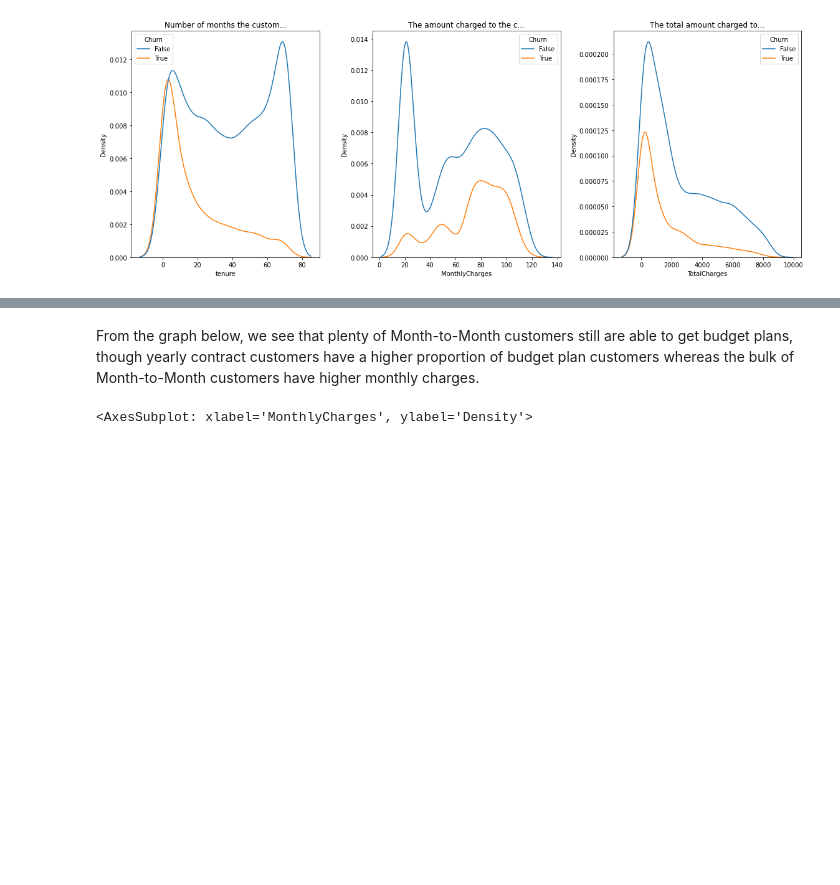
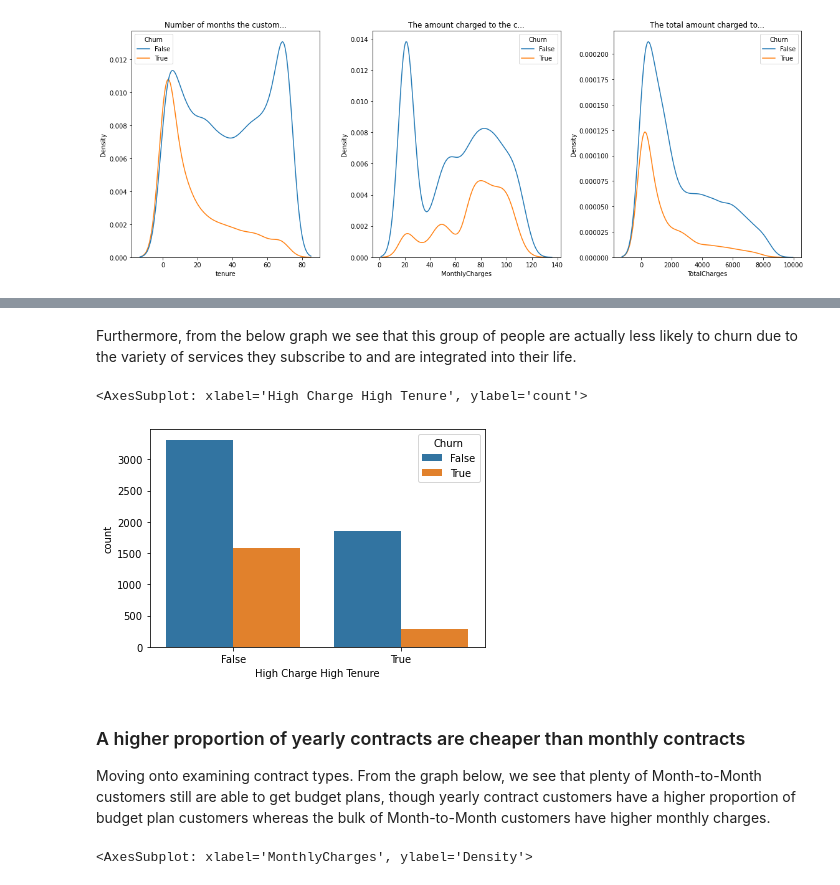
Before and after one commit to Jeff-ChenFan-Wang/TelecomChurnAnalysis, a Jupyter notebook: EDA.ipynb, the cells around one changed output, grey strips where cells are left out. Saved outputs shown, nothing was run; the diff lists cells and outputs as text; code cells hidden in the pictures; blank space fills up the shorter version.

```diff
--- a/EDA.ipynb
+++ b/EDA.ipynb
@@ -197,5 +229,14 @@ sns.kdeplot(
+# %% [markdown]
+Furthermore, from the below graph we see that this group of people are actually less likely to churn due to the variety of services they subscribe to and are integrated into their life.
+# %%
+sns.countplot(data = is_hcht.to_frame().join(churn),
+              x='High Charge High Tenure',hue='Churn')
+# %% [output]
+<AxesSubplot: xlabel='High Charge High Tenure', ylabel='count'>
+[figure, added]
 # %% [markdown]
-From the graph below, we see that plenty of Month-to-Month customers still are able to get budget plans, though yearly contract customers have a higher proportion of budget plan customers whereas the bulk of Month-to-Month customers have higher monthly charges.
+### A higher proportion of yearly contracts are cheaper than monthly contracts
+Moving onto examining contract types. From the graph below, we see that plenty of Month-to-Month customers still are able to get budget plans, though yearly contract customers have a higher proportion of budget plan customers whereas the bulk of Month-to-Month customers have higher monthly charges.
 # %%
 plt.figure(figsize=(8,6))
 sns.kdeplot(
```
Also changed, not shown: parts of 42 cells of this notebook, 4 other files.
